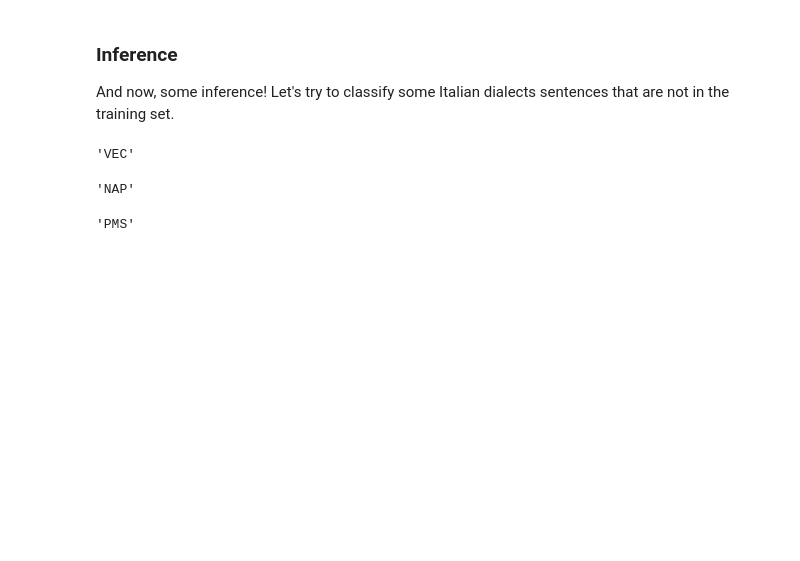
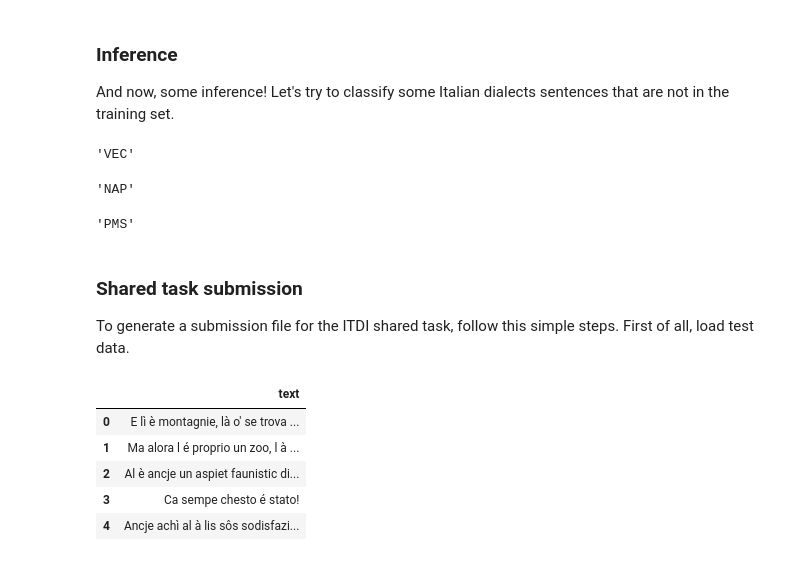
Before and after one commit to eduardoberford/spanish-dialects-identification, a Jupyter notebook: example.ipynb, the cells around one changed output. Cells and saved outputs as stored; diff of their text form; code cells hidden in the pictures; blank space fills up the shorter version.

```diff
--- a/example.ipynb
+++ b/example.ipynb
@@ -63,3 +63,16 @@ sentence = "Boja Fàuss"
 explain_label(model.predict(sentence)[0])
 # %% [output]
 'PMS'
+# %% [markdown]
+### Shared task submission
+To generate a submission file for the ITDI shared task, follow this simple steps. First of all, load test data.
+# %%
+X_test = pd.read_csv("data/test.txt", sep="\t", names=["text"])
+X_test.head(5)
+# %% [output]
+|  | text |
+| 0 | E lì è montagnie, là o' se trova ... |
+| 1 | Ma alora l é proprio un zoo, l à ... |
+| 2 | Al è ancje un aspiet faunistic di... |
+| 3 | Ca sempe chesto é stato! |
+| 4 | Ancje achì al à lis sôs sodisfazi... |
```
Also changed, not shown: parts of 4 cells of this notebook, 1 other file.
